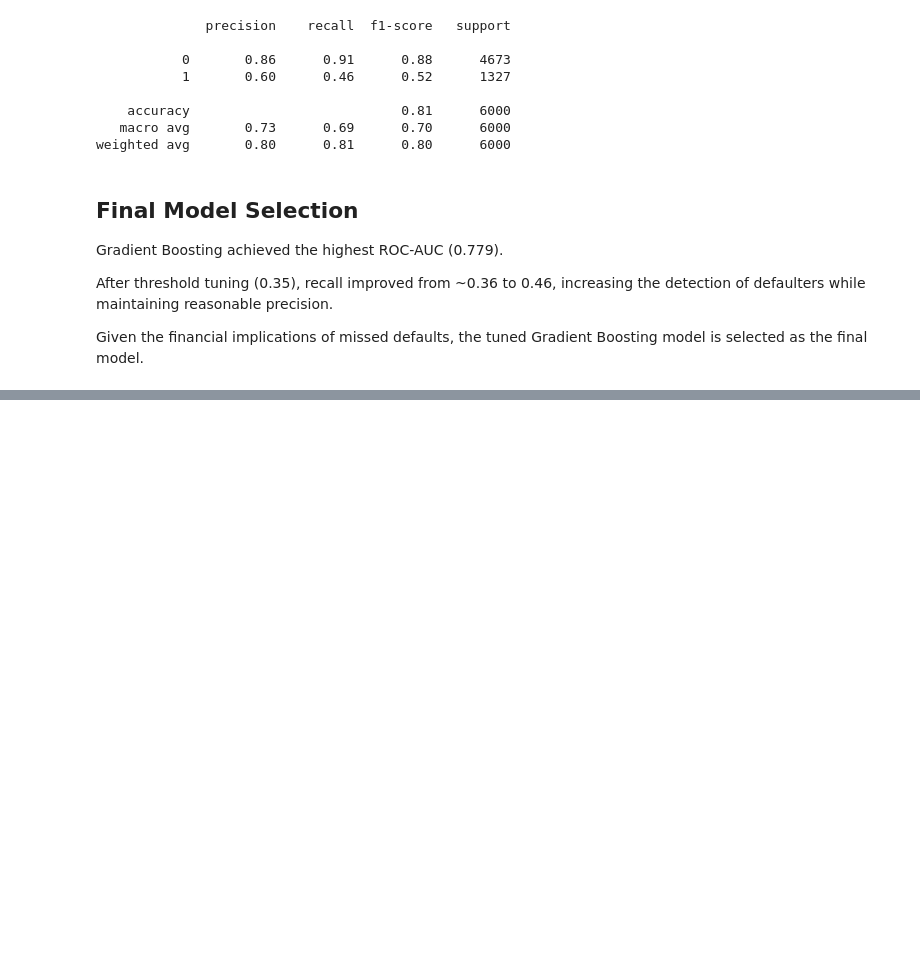
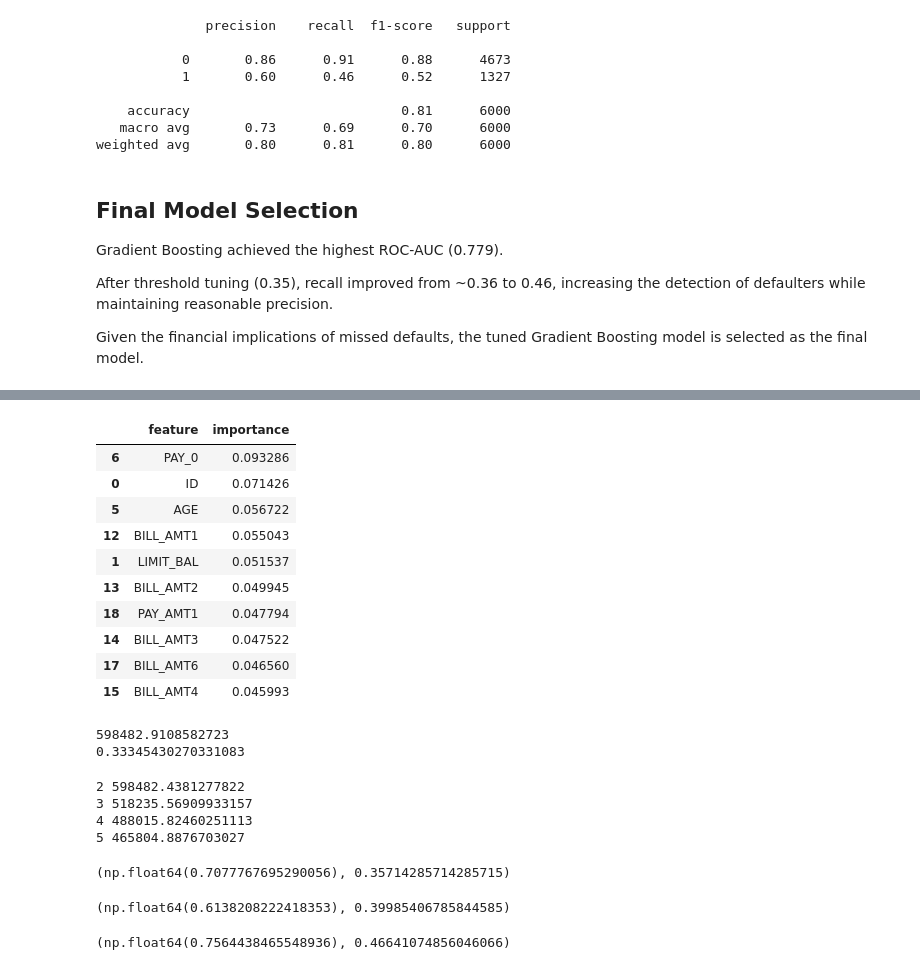
Before and after one commit to MokshBuddhadev/credit-risk-assessment, a Jupyter notebook: 02_modeling.ipynb, the cells around one changed output, grey strips where cells are left out. Cells and saved outputs as stored; diff of their text form; code cells hidden in the pictures; blank space fills up the shorter version.

```diff
--- a/02_modeling.ipynb
+++ b/02_modeling.ipynb
@@ -236,0 +395,24 @@ Boosting model is selected as the final model.
+# %%
+import pandas as pd
+
+feat = pd.DataFrame({
+    "feature": X.columns,
+    "importance": rf_model.feature_importances_
+})
+
+feat.sort_values(
+    "importance",
+    ascending=False
+).head(10)
+# %% [output]
+|  | feature | importance |
+| 6 | PAY_0 | 0.093286 |
+| 0 | ID | 0.071426 |
+| 5 | AGE | 0.056722 |
+| 12 | BILL_AMT1 | 0.055043 |
+| 1 | LIMIT_BAL | 0.051537 |
+| 13 | BILL_AMT2 | 0.049945 |
+| 18 | PAY_AMT1 | 0.047794 |
+| 14 | BILL_AMT3 | 0.047522 |
+| 17 | BILL_AMT6 | 0.046560 |
+| 15 | BILL_AMT4 | 0.045993 |
@@ -236,0 +421,48 @@ Boosting model is selected as the final model.
+# %%
+print(kmeans.inertia_)
+print(silhouette_score(X_scaled, labels))
+# %% [output]
+598482.9108582723
+0.33345430270331083
+# %%
+for k in range(2,6):
+    km = KMeans(n_clusters=k)
+    km.fit(X_scaled)
+    print(k, km.inertia_)
+# %% [output]
+2 598482.4381277822
+3 518235.56909933157
+4 488015.82460251113
+5 465804.8876703027
+# %%
+from sklearn.metrics import roc_auc_score, f1_score
+
+log_pred = log_model.predict(X_test_scaled)
+log_probs = log_model.predict_proba(X_test_scaled)[:,1]
+
+roc_log = roc_auc_score(y_test, log_probs)
+f1_log = f1_score(y_test, log_pred)
+
+roc_log, f1_log
+# %% [output]
+(np.float64(0.7077767695290056), 0.35714285714285715)
+# %%
+dt_pred = dt_model.predict(X_test)
+dt_probs = dt_model.predict_proba(X_test)[:,1]
+
+roc_dt = roc_auc_score(y_test, dt_probs)
+f1_dt = f1_score(y_test, dt_pred)
+
+roc_dt, f1_dt
+# %% [output]
+(np.float64(0.6138208222418353), 0.39985406785844585)
+# %%
+rf_pred = rf_model.predict(X_test)
+rf_probs = rf_model.predict_proba(X_test)[:,1]
+
+roc_rf = roc_auc_score(y_test, rf_probs)
+f1_rf = f1_score(y_test, rf_pred)
+
+roc_rf, f1_rf
+# %% [output]
+(np.float64(0.7564438465548936), 0.46641074856046066)
```
Also changed, not shown: parts of 25 cells of this notebook.
